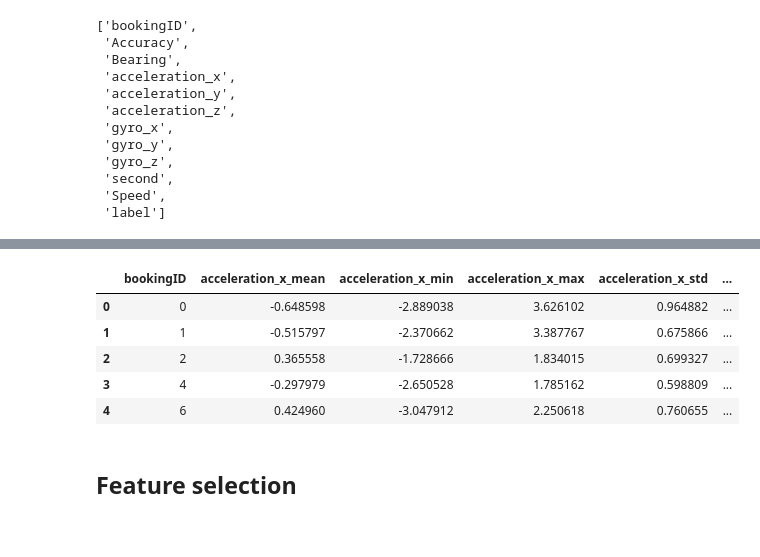
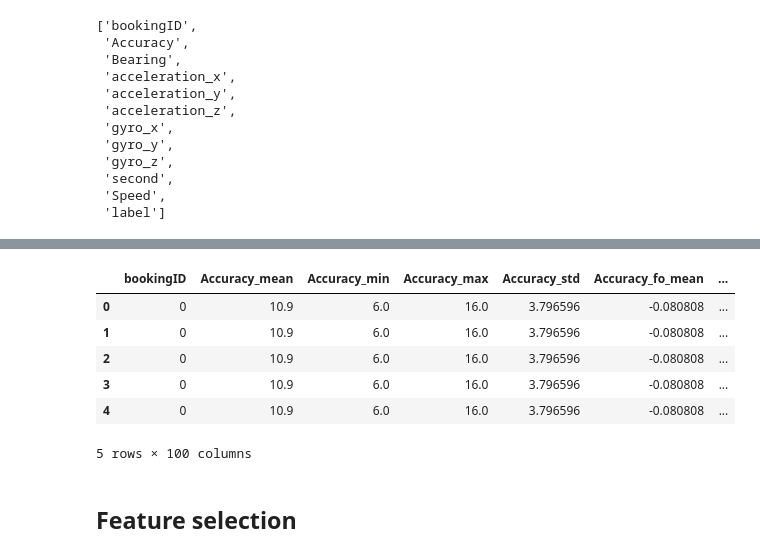
Before and after one commit to wjensheng/grab, a Jupyter notebook: preprocess.ipynb, the cells around one changed output, grey strips where cells are left out. Saved outputs shown, nothing was run; the diff lists cells and outputs as text; code cells hidden in the pictures.

```diff
--- a/preprocess.ipynb
+++ b/preprocess.ipynb
@@ -238,16 +209,17 @@ new.head()
 # %%
-new_labels = pd.merge(new, labels_df,
+new_sub = pd.merge(new, sub_df,
                       left_on='bookingID', right_on='bookingID',
                       how='inner')
 
-new_labels.head()
+new_sub.head()
 # %% [output]
-|  | bookingID | acceleration_x_mean | acceleration_x_min | acceleration_x_max | acceleration_x_std | ... |
-| 0 | 0 | -0.648598 | -2.889038 | 3.626102 | 0.964882 | ... |
-| 1 | 1 | -0.515797 | -2.370662 | 3.387767 | 0.675866 | ... |
-| 2 | 2 | 0.365558 | -1.728666 | 1.834015 | 0.699327 | ... |
-| 3 | 4 | -0.297979 | -2.650528 | 1.785162 | 0.598809 | ... |
-| 4 | 6 | 0.424960 | -3.047912 | 2.250618 | 0.760655 | ... |
+|  | bookingID | Accuracy_mean | Accuracy_min | Accuracy_max | Accuracy_std | Accuracy_fo_mean | ... |
+| 0 | 0 | 10.9 | 6.0 | 16.0 | 3.796596 | -0.080808 | ... |
+| 1 | 0 | 10.9 | 6.0 | 16.0 | 3.796596 | -0.080808 | ... |
+| 2 | 0 | 10.9 | 6.0 | 16.0 | 3.796596 | -0.080808 | ... |
+| 3 | 0 | 10.9 | 6.0 | 16.0 | 3.796596 | -0.080808 | ... |
+| 4 | 0 | 10.9 | 6.0 | 16.0 | 3.796596 | -0.080808 | ... |
+5 rows × 100 columns
 # %% [markdown]
 ## Feature selection
 # %%
```
Also changed, not shown: parts of 20 cells of this notebook, 1 other file.
